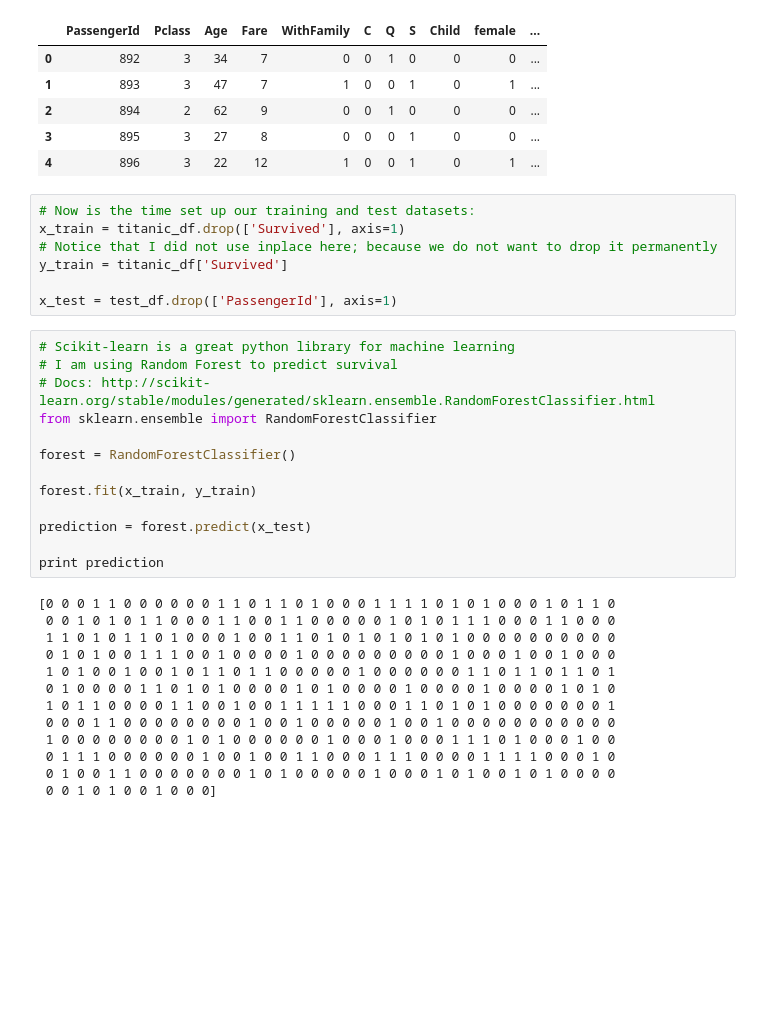
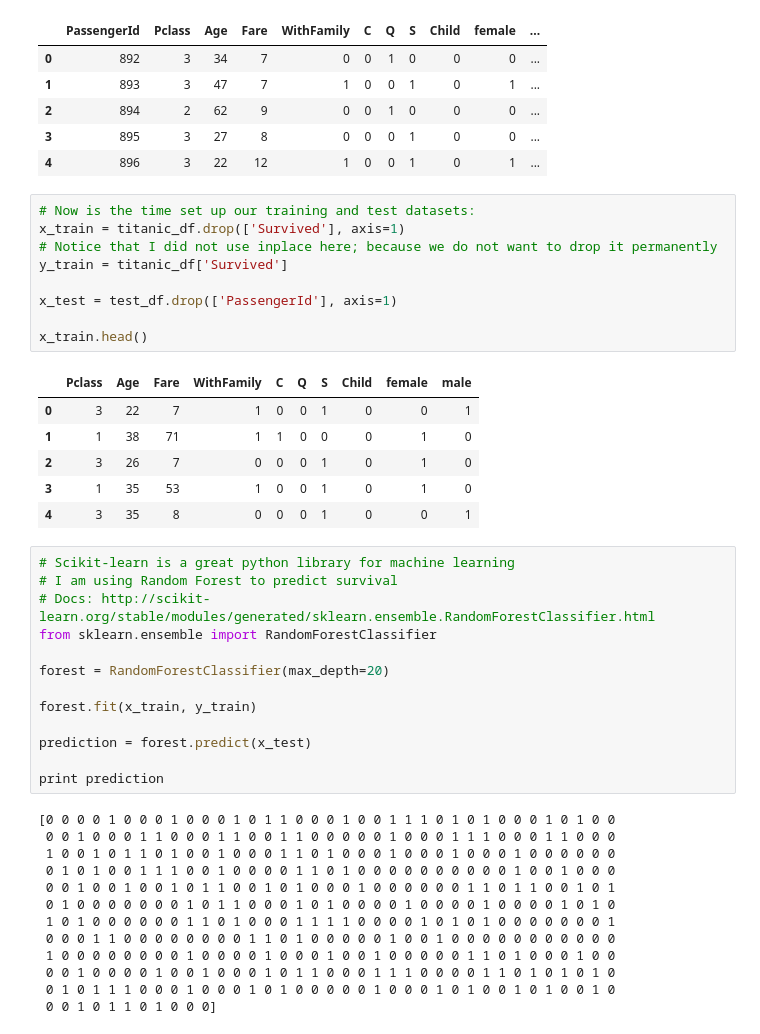
Before and after one commit to sunyam/Titanic_Kaggle, a Jupyter notebook: KaggleTitanic.ipynb, the cells around one changed output. Saved outputs shown, nothing was run; the diff lists cells and outputs as text; blank space fills up the shorter version.

```diff
--- a/KaggleTitanic.ipynb
+++ b/KaggleTitanic.ipynb
@@ -654,17 +658,26 @@ test_df.head()
 # %%
 # Now is the time set up our training and test datasets:
 x_train = titanic_df.drop(['Survived'], axis=1)
 # Notice that I did not use inplace here; because we do not want to drop it permanently
 y_train = titanic_df['Survived']
 
 x_test = test_df.drop(['PassengerId'], axis=1)
+
+x_train.head()
+# %% [output]
+|  | Pclass | Age | Fare | WithFamily | C | Q | S | Child | female | male |
+| 0 | 3 | 22 | 7 | 1 | 0 | 0 | 1 | 0 | 0 | 1 |
+| 1 | 1 | 38 | 71 | 1 | 1 | 0 | 0 | 0 | 1 | 0 |
+| 2 | 3 | 26 | 7 | 0 | 0 | 0 | 1 | 0 | 1 | 0 |
+| 3 | 1 | 35 | 53 | 1 | 0 | 0 | 1 | 0 | 1 | 0 |
+| 4 | 3 | 35 | 8 | 0 | 0 | 0 | 1 | 0 | 0 | 1 |
 # %%
 # Scikit-learn is a great python library for machine learning
 # I am using Random Forest to predict survival
 # Docs: http://scikit-learn.org/stable/modules/generated/sklearn.ensemble.RandomForestClassifier.html
 from sklearn.ensemble import RandomForestClassifier
 
-forest = RandomForestClassifier()
+forest = RandomForestClassifier(max_depth=20)
 
 forest.fit(x_train, y_train)
 
@@ -672,18 +685,18 @@ prediction = forest.predict(x_test)
 
 print prediction
 # %% [output]
-[0 0 0 1 1 0 0 0 0 0 0 1 1 0 1 1 0 1 0 0 0 1 1 1 1 0 1 0 1 0 0 0 1 0 1 1 0
- 0 0 1 0 1 0 1 1 0 0 0 1 1 0 0 1 1 0 0 0 0 0 1 0 1 0 1 1 1 0 0 0 1 1 0 0 0
- 1 1 0 1 0 1 1 0 1 0 0 0 1 0 0 1 1 0 1 0 1 0 1 0 1 0 1 0 0 0 0 0 0 0 0 0 0
- 0 1 0 1 0 0 1 1 1 0 0 1 0 0 0 0 1 0 0 0 0 0 0 0 0 0 1 0 0 0 1 0 0 1 0 0 0
- 1 0 1 0 0 1 0 0 1 0 1 1 0 1 1 0 0 0 0 0 1 0 0 0 0 0 0 1 1 0 1 1 0 1 1 0 1
- 0 1 0 0 0 0 1 1 0 1 0 1 0 0 0 0 1 0 1 0 0 0 0 1 0 0 0 0 1 0 0 0 0 1 0 1 0
- 1 0 1 1 0 0 0 0 1 1 0 0 1 0 0 1 1 1 1 1 0 0 0 1 1 0 1 0 1 0 0 0 0 0 0 0 1
- 0 0 0 1 1 0 0 0 0 0 0 0 0 1 0 0 1 0 0 0 0 0 1 0 0 1 0 0 0 0 0 0 0 0 0 0 0
- 1 0 0 0 0 0 0 0 0 1 0 1 0 0 0 0 0 0 1 0 0 0 1 0 0 0 1 1 1 0 1 0 0 0 1 0 0
- 0 1 1 1 0 0 0 0 0 0 1 0 0 1 0 0 1 1 0 0 0 1 1 1 0 0 0 0 1 1 1 1 0 0 0 1 0
- 0 1 0 0 1 1 0 0 0 0 0 0 0 1 0 1 0 0 0 0 0 1 0 0 0 1 0 1 0 0 1 0 1 0 0 0 0
- 0 0 1 0 1 0 0 1 0 0 0]
+[0 0 0 0 1 0 0 0 1 0 0 0 1 0 1 1 0 0 0 1 0 0 1 1 1 0 1 0 1 0 0 0 1 0 1 0 0
+ 0 0 1 0 0 0 1 1 0 0 0 1 1 0 0 1 1 0 0 0 0 0 1 0 0 0 1 1 1 0 0 0 1 1 0 0 0
+ 1 0 0 1 0 1 1 0 1 0 0 1 0 0 0 1 1 0 1 0 0 0 1 0 0 0 1 0 0 0 1 0 0 0 0 0 0
+ 0 1 0 1 0 0 1 1 1 0 0 1 0 0 0 0 1 1 0 1 0 0 0 0 0 0 0 0 0 0 1 0 0 1 0 0 0
+ 0 0 1 0 0 1 0 0 1 0 1 1 0 0 1 0 1 0 0 0 1 0 0 0 0 0 0 1 1 0 1 1 0 0 1 0 1
+ 0 1 0 0 0 0 0 0 0 1 0 1 1 0 0 0 1 0 1 0 0 0 0 1 0 0 0 0 1 0 0 0 0 1 0 1 0
+ 1 0 1 0 0 0 0 0 0 1 1 0 1 0 0 0 1 1 1 1 0 0 0 0 1 0 1 0 1 0 0 0 0 0 0 0 1
+ 0 0 0 1 1 0 0 0 0 0 0 0 0 1 1 0 1 0 0 0 0 0 1 0 0 1 0 0 0 0 0 0 0 0 0 0 0
+ 1 0 0 0 0 0 0 0 0 1 0 0 0 0 1 0 0 0 1 0 0 1 0 0 0 0 0 1 1 0 1 0 0 0 1 0 0
+ 0 0 1 0 0 0 0 1 0 0 1 0 0 0 1 0 1 1 0 0 0 1 1 1 0 0 0 0 1 1 0 1 0 1 0 1 0
+ 0 1 0 1 1 1 0 0 0 1 0 0 0 1 0 1 0 0 0 0 0 1 0 0 0 1 0 1 0 0 1 0 1 0 0 1 0
+ 0 0 1 0 1 1 0 1 0 0 0]
 # %%
 forest.score(x_train, y_train)
 # %% [output]
```
Also changed, not shown: parts of 9 cells of this notebook.
